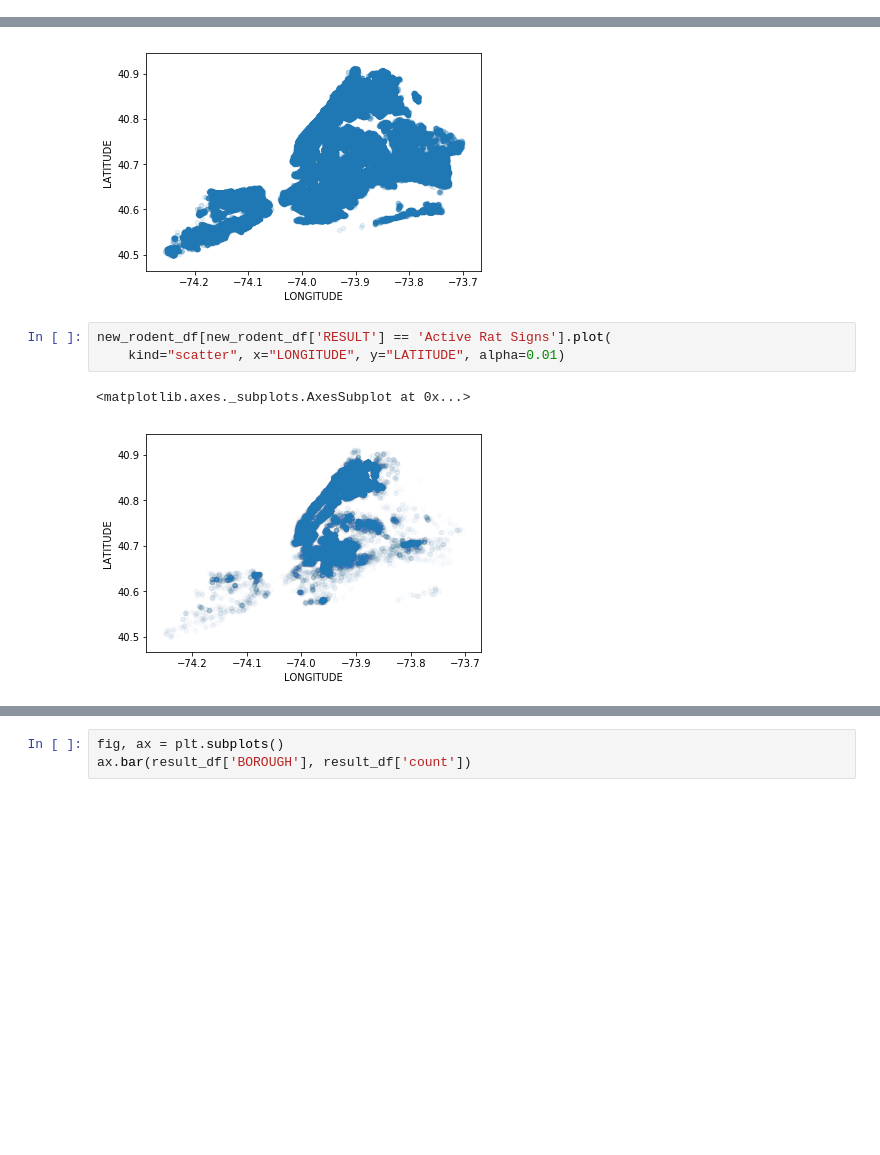
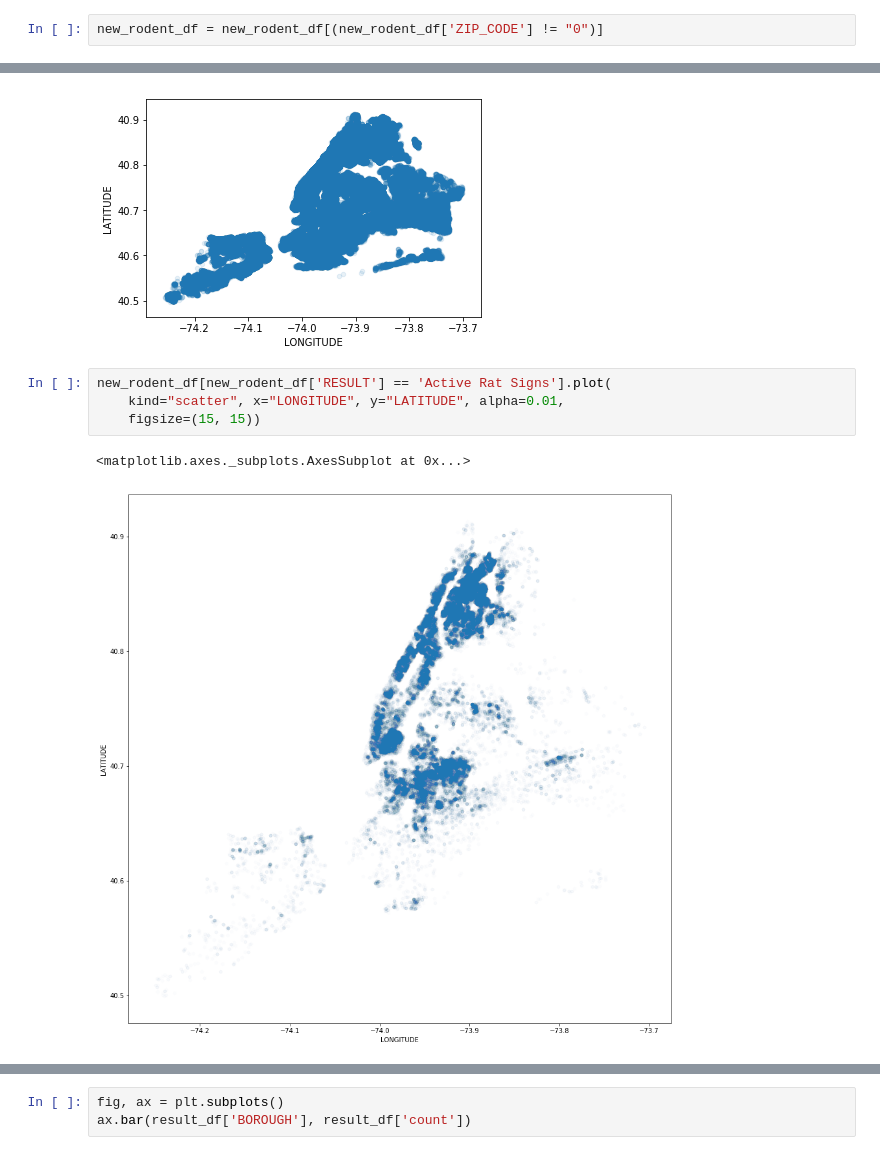
Before and after one commit to chrisfleisch/rodents-nyc, a Jupyter notebook: Rodent NYC Data.ipynb, the cells around one changed output, grey strips where cells are left out. Cells and saved outputs as stored; diff of their text form; blank space fills up the shorter version.

```diff
--- a/Rodent NYC Data.ipynb
+++ b/Rodent NYC Data.ipynb
@@ -104,3 +106,5 @@ new_roden_df = new_rodent_df[(new_rodent_df['ZIP_CODE'] != "0")]
+# %%
+new_rodent_df = new_rodent_df[(new_rodent_df['ZIP_CODE'] != "0")]
 # %%
 new_rodent_df.plot(kind="scatter", x="LONGITUDE", y="LATITUDE")
 # %% [output]
@@ -138,10 +142,11 @@ new_rodent_df.plot(kind="scatter", x="LONGITUDE", y="LATITUDE", alpha=0.1)
 [figure]
 # %%
 new_rodent_df[new_rodent_df['RESULT'] == 'Active Rat Signs'].plot(
-    kind="scatter", x="LONGITUDE", y="LATITUDE", alpha=0.01)
+    kind="scatter", x="LONGITUDE", y="LATITUDE", alpha=0.01,
+    figsize=(15, 15))
 # %% [output]
 <matplotlib.axes._subplots.AxesSubplot at 0x...>
-[figure, old version]
+[figure, new version]
 # %%
 # df = df.groupby(['date'], as_index=False)['steps'].sum()
 result_df = new_rodent_df[['BOROUGH', 'RESULT']].groupby(['BOROUGH', 'RESULT']).size().reset_index(name='count')
```
Also changed, not shown: parts of 37 cells of this notebook, 1 other file.
